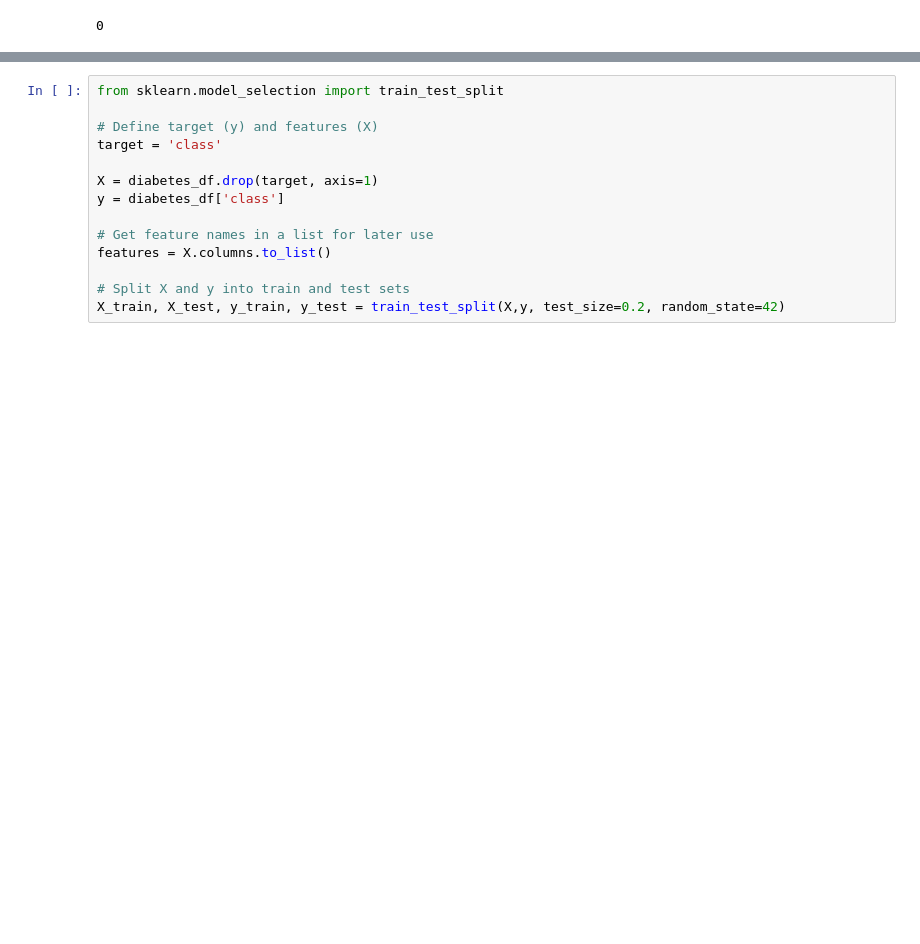
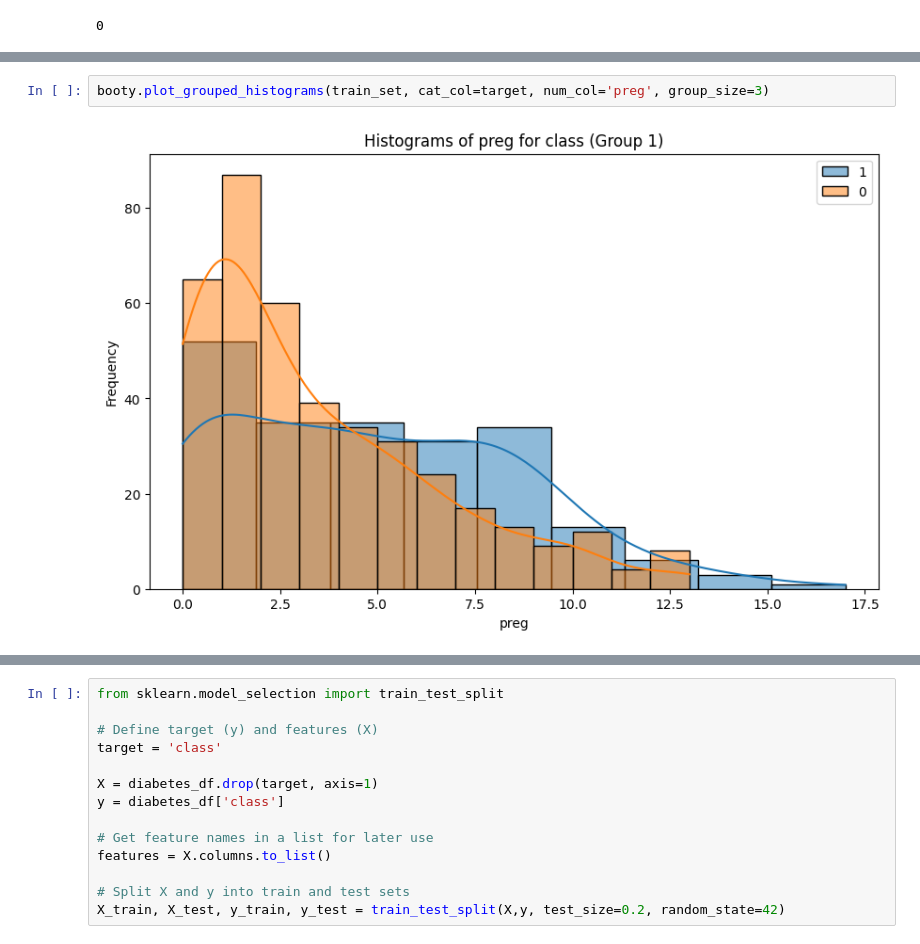
Before and after one commit to mailliwJ/ONLINE_DS_THEBRIDGE_exercises, a Jupyter notebook: 04_Machine_Learning/Sprint_13/Unidad_02/Practica_Obligatoria/18_Practica_Obligatoria_Ensamblado_de_modelos.ipynb, the cells around one changed output, grey strips where cells are left out. Cells and saved outputs as stored; diff of their text form; blank space fills up the shorter version.

```diff
--- a/04_Machine_Learning/Sprint_13/Unidad_02/Practica_Obligatoria/18_Practica_Obligatoria_Ensamblado_de_modelos.ipynb
+++ b/04_Machine_Learning/Sprint_13/Unidad_02/Practica_Obligatoria/18_Practica_Obligatoria_Ensamblado_de_modelos.ipynb
@@ -84,0 +103,4 @@ diabetes_df.duplicated().sum()
+# %%
+booty.plot_grouped_histograms(train_set, cat_col=target, num_col='preg', group_size=3)
+# %% [output]
+[figure, added]
```
Also changed, not shown: parts of 8 cells of this notebook, 7 other files.
